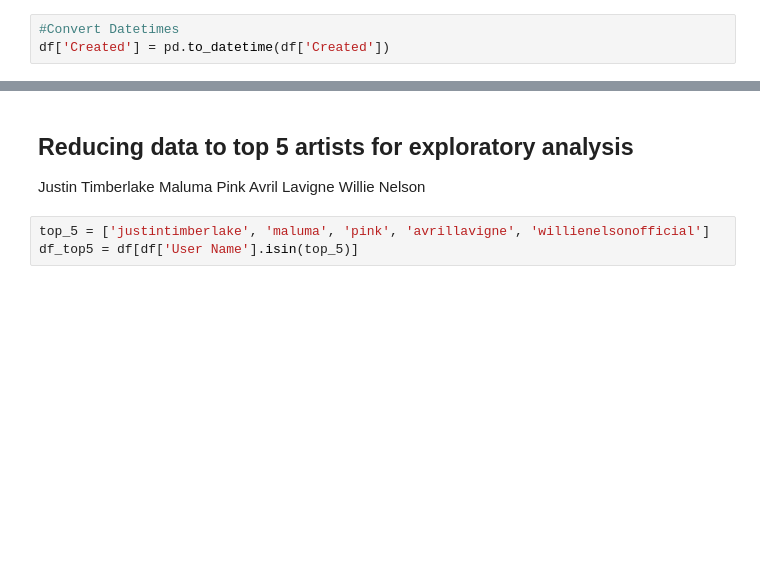
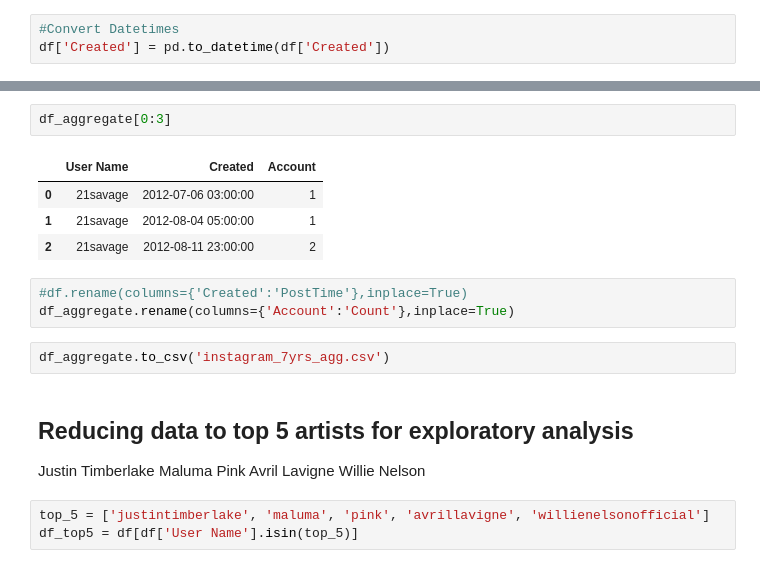
Before and after one commit to ghazalerfani/SocialMedia-Music, a Jupyter notebook: Instagram_EDA.ipynb, the cells around one changed output, grey strips where cells are left out. Drawn from its saved outputs; the diff is of its cells as text; blank space fills up the shorter version.

```diff
--- a/Instagram_EDA.ipynb
+++ b/Instagram_EDA.ipynb
@@ -80,3 +105,15 @@ df.rename(columns={'Created':'PostTime'},inplace=True)
+# %%
+df_aggregate[0:3]
+# %% [output]
+|  | User Name | Created | Account |
+| 0 | 21savage | 2012-07-06 03:00:00 | 1 |
+| 1 | 21savage | 2012-08-04 05:00:00 | 1 |
+| 2 | 21savage | 2012-08-11 23:00:00 | 2 |
+# %%
+#df.rename(columns={'Created':'PostTime'},inplace=True)
+df_aggregate.rename(columns={'Account':'Count'},inplace=True)
+# %%
+df_aggregate.to_csv('instagram_7yrs_agg.csv')
 # %% [markdown]
 ## Reducing data to top 5 artists for exploratory analysis
 Justin Timberlake
```
Also changed, not shown: parts of 8 cells of this notebook, 4 other files.
